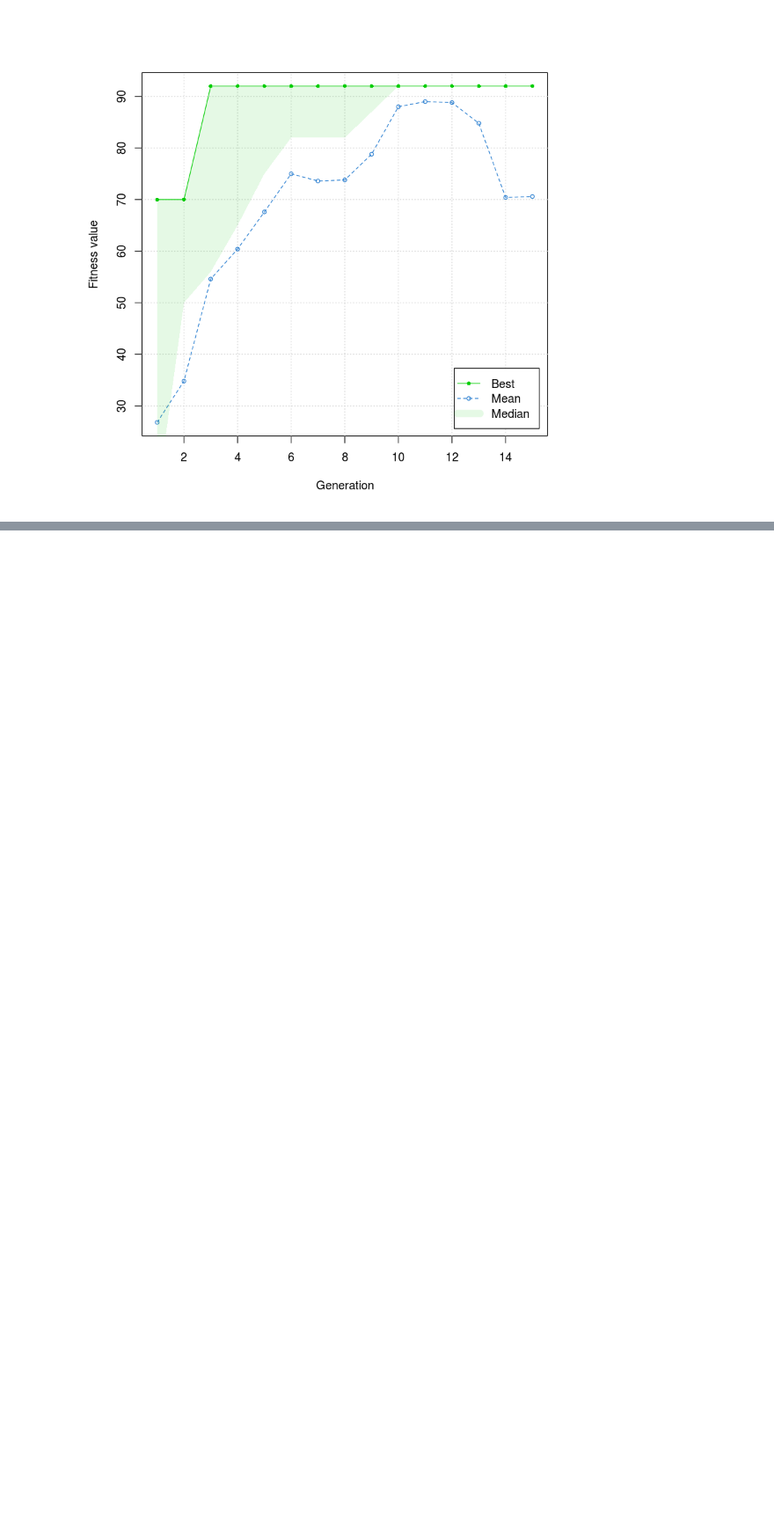
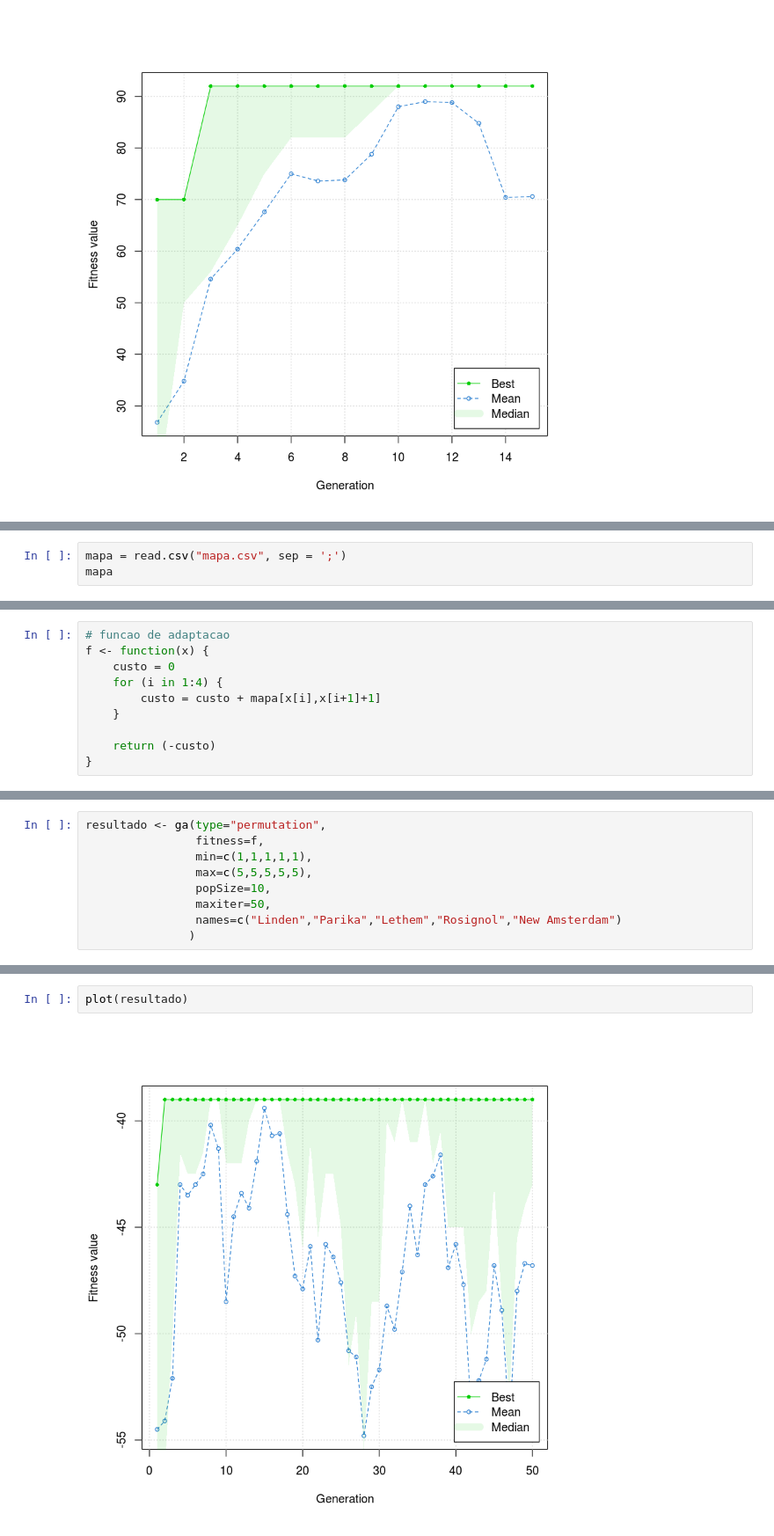
Before and after one commit to thbighead/jupyter-studies, a Jupyter notebook: Aprendizados R Scientist.ipynb, the cells around one changed output, grey strips where cells are left out. Shown at 88% size. Drawn from its saved outputs; the diff is of its cells as text; blank space fills up the shorter version.

```diff
--- a/Aprendizados R Scientist.ipynb
+++ b/Aprendizados R Scientist.ipynb
@@ -1197,0 +1206,3 @@ plot(resultado)
+# %%
+mapa = read.csv("mapa.csv", sep = ';')
+mapa
@@ -1197,0 +1220,10 @@ plot(resultado)
+# %%
+# funcao de adaptacao
+f <- function(x) {
+    custo = 0
+    for (i in 1:4) {
+        custo = custo + mapa[x[i],x[i+1]+1]
+    }
+
+    return (-custo)
+}
@@ -1197,0 +1237,9 @@ plot(resultado)
+# %%
+resultado <- ga(type="permutation",
+                fitness=f,
+                min=c(1,1,1,1,1),
+                max=c(5,5,5,5,5),
+                popSize=10,
+                maxiter=50,
+                names=c("Linden","Parika","Lethem","Rosignol","New Amsterdam")
+               )
@@ -1197,0 +1274,4 @@ plot(resultado)
+# %%
+plot(resultado)
+# %% [output]
+[figure, added]
```
Also changed, not shown: parts of 7 cells of this notebook.
